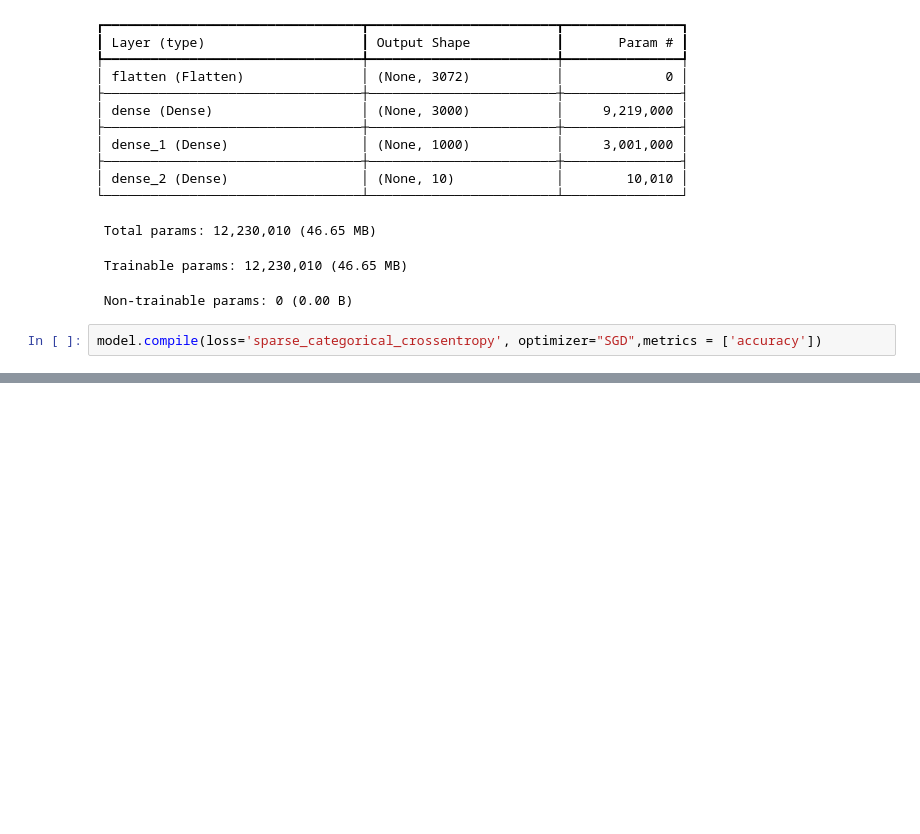
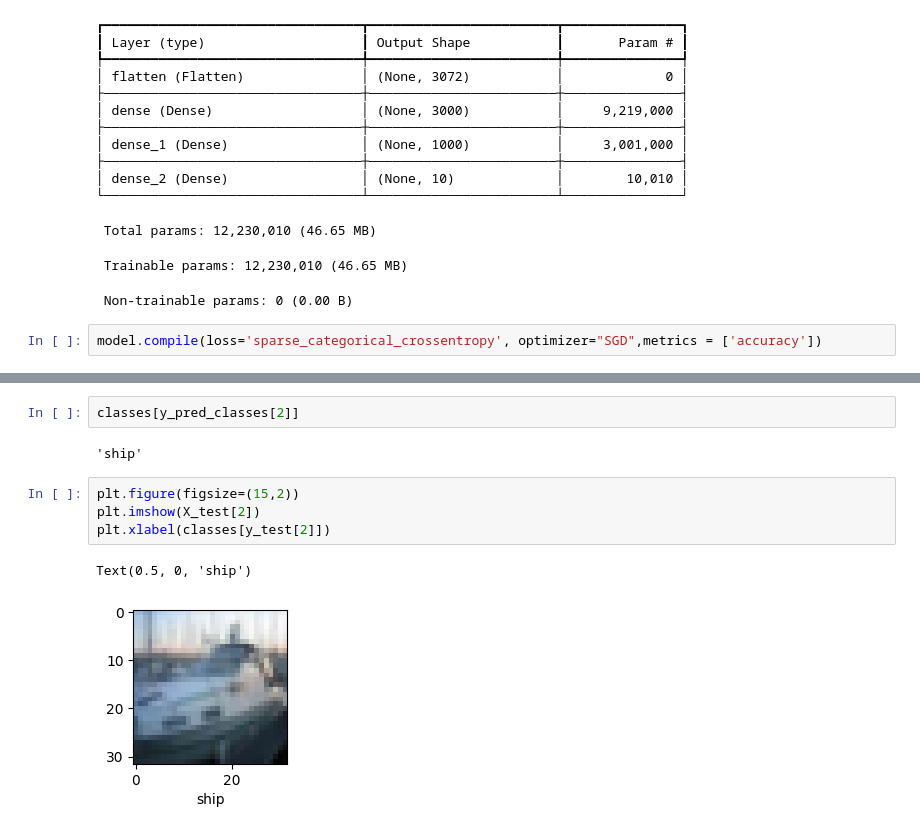
Before and after one commit to iabhishe-k/Language_Translator, a Jupyter notebook: Learn Neural Networks/CNN_image_classification.ipynb, the cells around one changed output, grey strips where cells are left out. Cells and saved outputs as stored; diff of their text form; blank space fills up the shorter version.

```diff
--- a/Learn Neural Networks/CNN_image_classification.ipynb
+++ b/Learn Neural Networks/CNN_image_classification.ipynb
@@ -101,0 +201,11 @@ weighted avg       0.49      0.46      0.44     10000
+# %%
+classes[y_pred_classes[2]]
+# %% [output]
+'ship'
+# %%
+plt.figure(figsize=(15,2))
+plt.imshow(X_test[2])
+plt.xlabel(classes[y_test[2]])
+# %% [output]
+Text(0.5, 0, 'ship')
+[figure, added]
```
Also changed, not shown: parts of 14 cells of this notebook.
